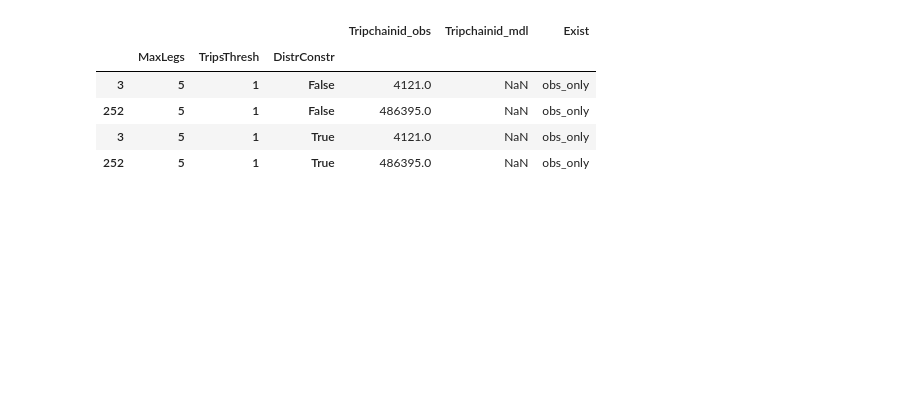
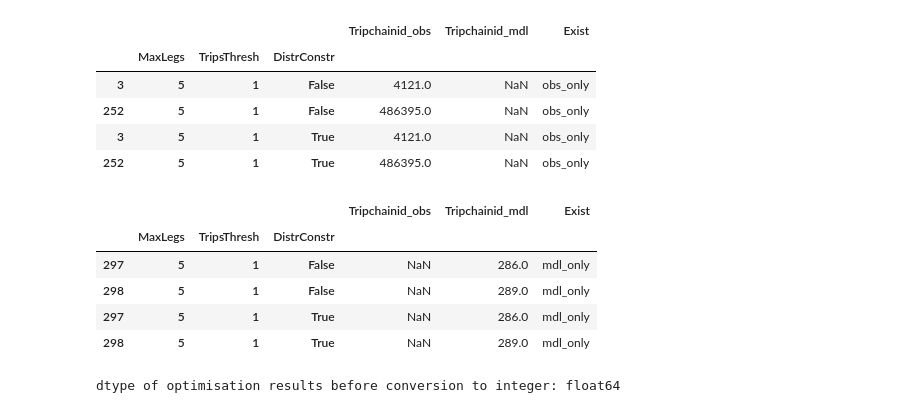
Before and after one commit to harisbal/od2trs, a Jupyter notebook: analysis/optimisation_results.ipynb, the cells around one changed output. Drawn from its saved outputs; the diff is of its cells as text; code cells hidden in the pictures; blank space fills up the shorter version.

```diff
--- a/analysis/optimisation_results.ipynb
+++ b/analysis/optimisation_results.ipynb
@@ -19,7 +19,7 @@ model_name = 'lsoa'
 run_name = 'sample_perc_01'
 
 tolerance = 0.01
-out_folder = os.path.join(work_fldr, r'tcod/outputs', r'{}/{}/{}'.format(data_source, model_name, run_name))
+out_folder = os.path.join(work_fldr, r'od2tcs/outputs', r'{}/{}/{}'.format(data_source, model_name, run_name))
 # %%
 def prepare_results_filepaths(flpaths, run_results_fldr):
 
@@ -180,7 +180,7 @@ def prepare_descr_comparison(flpaths, mdl_nchains):
 # %%
 ##### MAIN
 generation_inputs_fldr = os.path.join(work_fldr,
-                                      r'tcod/inputs/{}/{}/{}'.format(data_source, model_name, run_name))
+                                      r'od2tcs/inputs/{}/{}/{}'.format(data_source, model_name, run_name))
 inputs = get_input_params_from_folder(out_folder)
 
 concat_mdl_ods = list()
@@ -342,3 +342,16 @@ comp_descrs[comp_descrs.Exist=='obs_only']
 | 252 | 5 | 1 | False | 486395.0 | NaN | obs_only |
 | 3 | 5 | 1 | True | 4121.0 | NaN | obs_only |
 | 252 | 5 | 1 | True | 486395.0 | NaN | obs_only |
+# %%
+comp_descrs[comp_descrs.Exist=='mdl_only']
+# %% [output]
+|  |  |  |  | Tripchainid_obs | Tripchainid_mdl | Exist |
+|  | MaxLegs | TripsThresh | DistrConstr |  |  |  |
+| 297 | 5 | 1 | False | NaN | 286.0 | mdl_only |
+| 298 | 5 | 1 | False | NaN | 289.0 | mdl_only |
+| 297 | 5 | 1 | True | NaN | 286.0 | mdl_only |
+| 298 | 5 | 1 | True | NaN | 289.0 | mdl_only |
+# %%
+mdl_od, mdl_nchains = get_modelled_trips(flpaths)
+# %% [output]
+dtype of optimisation results before conversion to integer: float64
```
Also changed, not shown: parts of 3 cells of this notebook, 51 other files.
